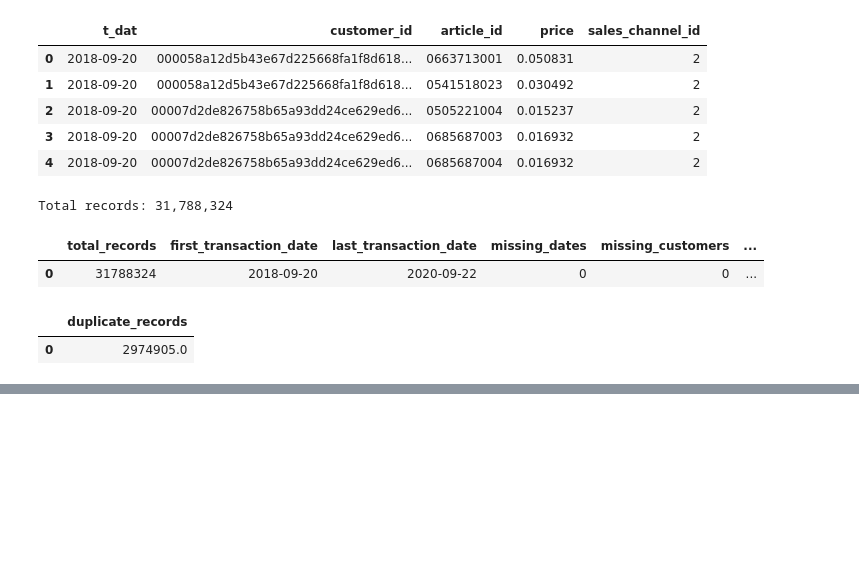
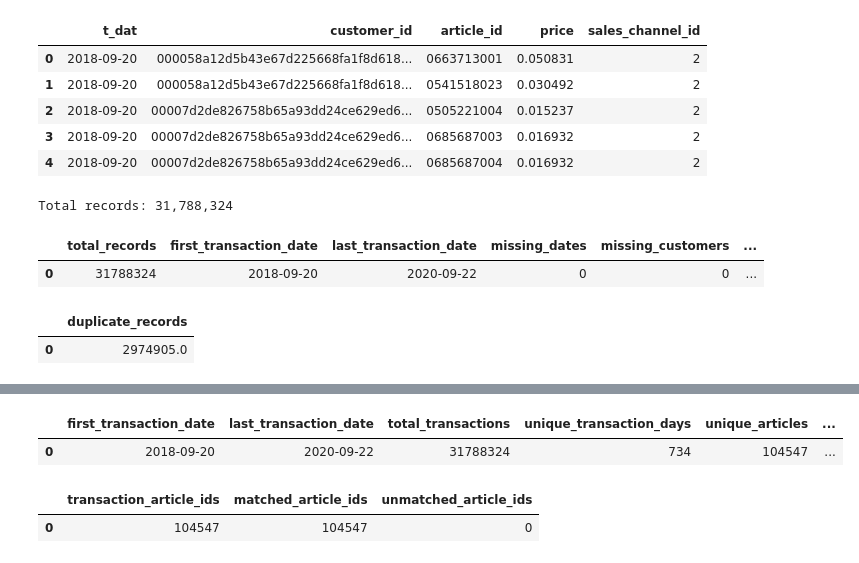
Before and after one commit to vinujih/Final-Year-Project, a Jupyter notebook: notebooks/02_dataset_inspection.ipynb, the cells around one changed output, grey strips where cells are left out. Cells and saved outputs as stored; diff of their text form; code cells hidden in the pictures; blank space fills up the shorter version.

```diff
--- a/notebooks/02_dataset_inspection.ipynb
+++ b/notebooks/02_dataset_inspection.ipynb
@@ -15,7 +15,7 @@ import duckdb
 import os
 
 # Location of the original dataset
-csv_path = r"D:\IIT\Year 4\IRP\transactions_train.csv"
+csv_path = r"../data/raw/transactions_train.csv"
 
 # Check whether the file exists
 if os.path.exists(csv_path):
@@ -117,0 +310,42 @@ display(duplicate_summary)
+# %%
+transaction_dates = prep_con.execute("""
+    SELECT
+        MIN(CAST(t_dat AS DATE)) AS first_transaction_date,
+        MAX(CAST(t_dat AS DATE)) AS last_transaction_date,
+        COUNT(*) AS total_transactions,
+        COUNT(DISTINCT CAST(t_dat AS DATE)) AS unique_transaction_days,
+        COUNT(DISTINCT article_id) AS unique_articles,
+        COUNT(DISTINCT customer_id) AS unique_customers
+
+    FROM read_csv_auto(?)
+""", [csv_path]).df()
+
+display(transaction_dates)
+# %% [output]
+|  | first_transaction_date | last_transaction_date | total_transactions | unique_transaction_days | unique_articles | ... |
+| 0 | 2018-09-20 | 2020-09-22 | 31788324 | 734 | 104547 | ... |
+# %%
+article_matching = prep_con.execute("""
+    SELECT
+        COUNT(DISTINCT t.article_id) AS transaction_article_ids,
+
+        COUNT(DISTINCT CASE
+            WHEN a.article_id IS NOT NULL
+            THEN t.article_id
+        END) AS matched_article_ids,
+
+        COUNT(DISTINCT CASE
+            WHEN a.article_id IS NULL
+            THEN t.article_id
+        END) AS unmatched_article_ids
+
+    FROM read_csv_auto(?) t
+
+    LEFT JOIN read_csv_auto(?) a
+        ON t.article_id = a.article_id
+""", [csv_path, articles_path]).df()
+
+display(article_matching)
+# %% [output]
+|  | transaction_article_ids | matched_article_ids | unmatched_article_ids |
+| 0 | 104547 | 104547 | 0 |
```
Also changed, not shown: parts of 7 cells of this notebook, 6 other files.
